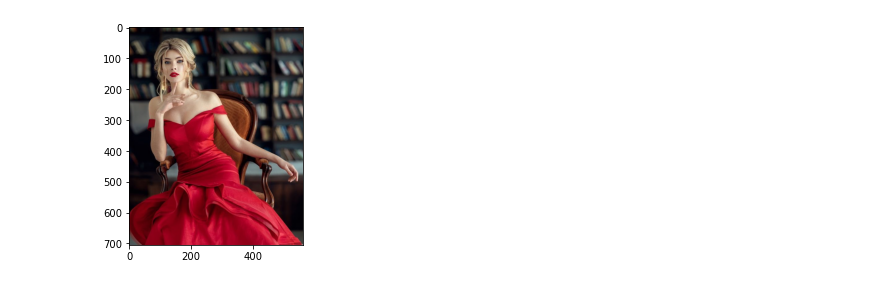
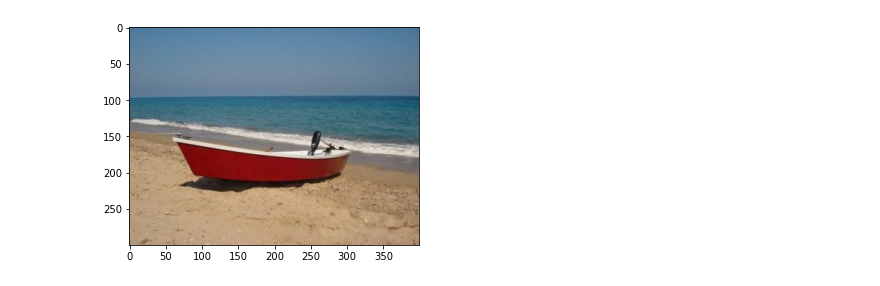
Before and after one commit to Gamalielmch/Images_processing_using_python, a Jupyter notebook: GMM_color.ipynb, the cells around one changed output. Cells and saved outputs as stored; diff of their text form; code cells hidden in the pictures.

```diff
--- a/GMM_color.ipynb
+++ b/GMM_color.ipynb
@@ -30,10 +30,10 @@ def mcovi(I,sx,sy):
     cova=np.cov(It)
     return cova
 # %%
-I = cv2.imread('imcolor3.jpg')
+I = cv2.imread('im25.jpg')
 I = cv2.cvtColor(I, cv2.COLOR_BGR2RGB)
 plt.imshow(I,cmap='gray')
 nx,ny,ch = I.shape
 # %% [output]
-[figure, old version]
+[figure, new version]
 # %%
```
Also changed, not shown: parts of 4 cells of this notebook, 54 other files.
